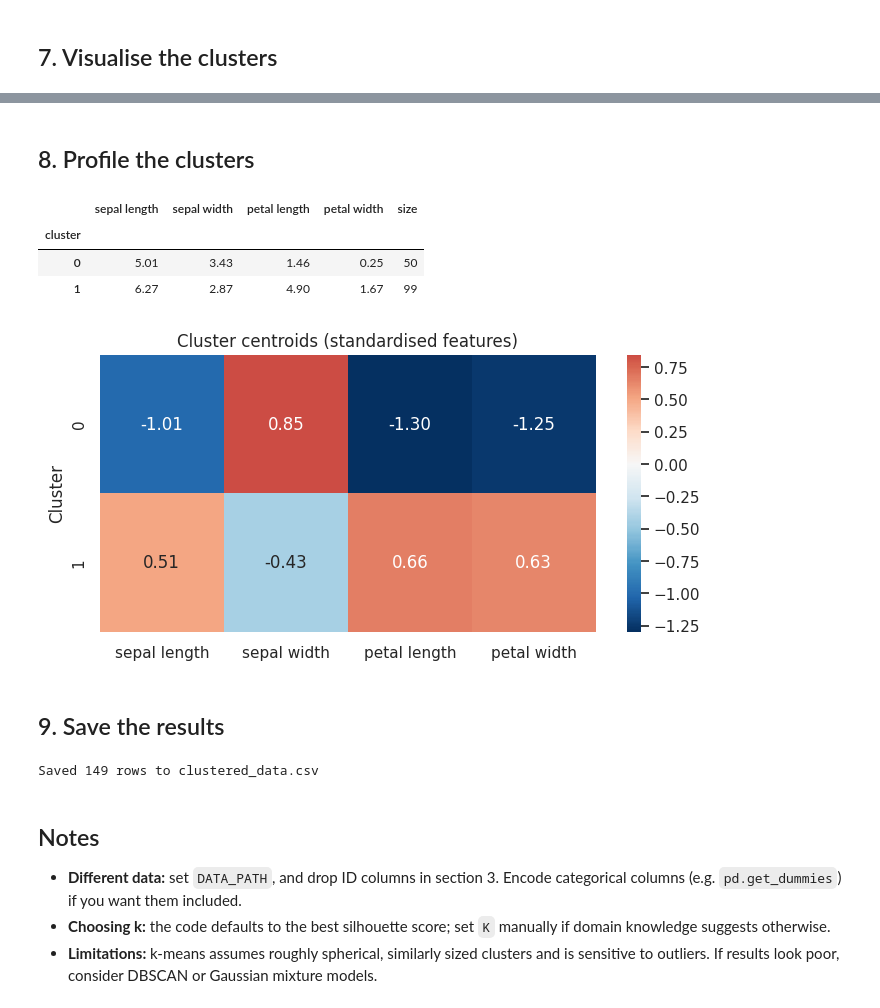
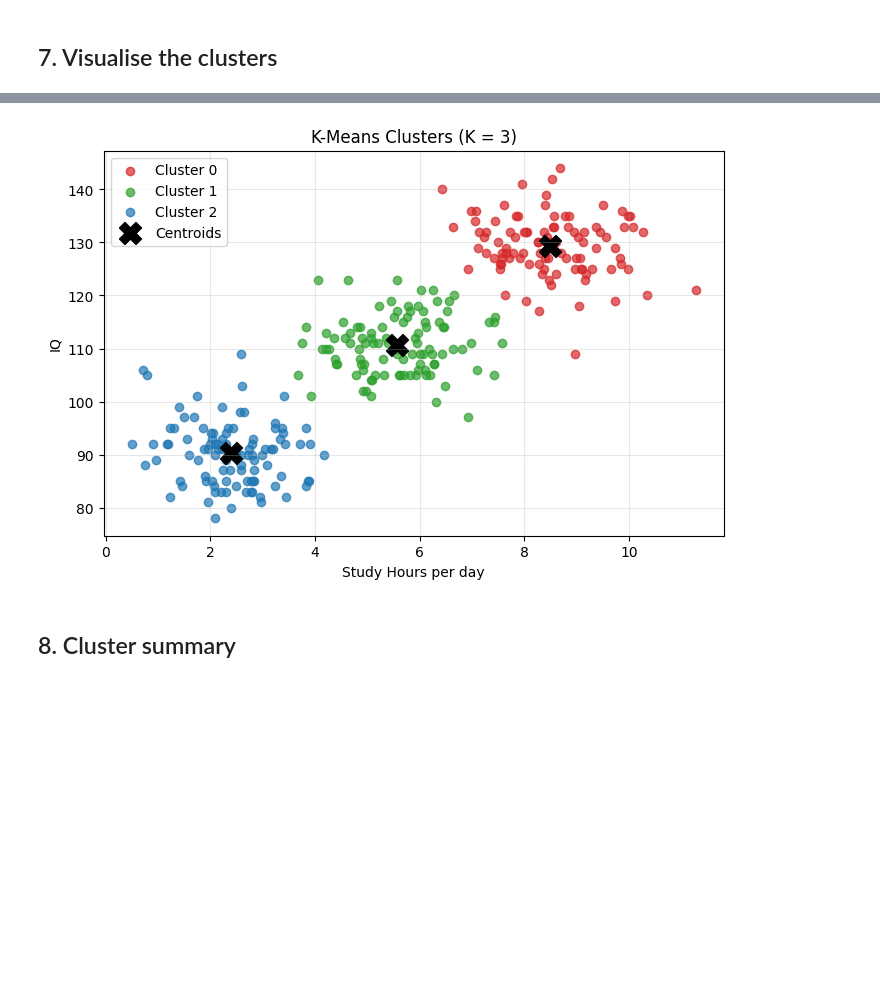
Before and after one commit to Kishanmvs/Machine-Learning-II-Lab-BCI702, a Jupyter notebook: Lab7_KMeans.ipynb, the cells around one changed output, grey strips where cells are left out. Cells and saved outputs as stored; diff of their text form; code cells hidden in the pictures; blank space fills up the shorter version.

```diff
--- a/Lab7_KMeans.ipynb
+++ b/Lab7_KMeans.ipynb
@@ -200,0 +122,8 @@ Name: count, dtype: int64
+# %%
+kmeans = KMeans(n_clusters=3, init="k-means++", n_init=10, random_state=42)
+df["Cluster"] = kmeans.fit_predict(X_scaled)
+
+# Convert centroids back to the original scale for plotting
+scaler = StandardScaler().fit(X)
+centroids = scaler.inverse_transform(kmeans.cluster_centers_)
+df.head()
@@ -218,14 +138,0 @@ plt.legend(title="Cluster"); plt.show()
-# %%
-# Silhouette plot: how well each point fits its cluster
-sil_vals = silhouette_samples(X, labels)
-fig, ax = plt.subplots(figsize=(7, 5))
-y_lower = 10
-for c in range(K):
-    v = np.sort(sil_vals[labels == c])
-    y_upper = y_lower + len(v)
-    ax.fill_betweenx(np.arange(y_lower, y_upper), 0, v, alpha=0.8)
-    ax.text(-0.05, y_lower + 0.5 * len(v), str(c))
-    y_lower = y_upper + 10
-ax.axvline(silhouette_score(X, labels), color="red", linestyle="--", label="Mean")
-ax.set(title="Silhouette plot", xlabel="Silhouette coefficient", ylabel="Cluster")
-ax.set_yticks([]); ax.legend(); plt.show()
@@ -241,35 +139,19 @@ plt.show()
-# %% [markdown]
-## 8. Profile the clusters
-# %%
-# Mean of each feature per cluster (original units)
-profile = result.groupby("cluster").mean().round(2)
-profile["size"] = result["cluster"].value_counts().sort_index()
-profile
-# %% [output]
-|  | sepal length | sepal width | petal length | petal width | size |
-| cluster |  |  |  |  |  |
-| 0 | 5.01 | 3.43 | 1.46 | 0.25 | 50 |
-| 1 | 6.27 | 2.87 | 4.90 | 1.67 | 99 |
-# %%
-# Standardised centroids heatmap: which features define each cluster?
-centroids = pd.DataFrame(kmeans.cluster_centers_, columns=X_df.columns)
-plt.figure(figsize=(1.5 * len(X_df.columns) + 2, 0.8 * K + 2))
-sns.heatmap(centroids, annot=True, cmap="RdBu_r", center=0, fmt=".2f")
-plt.title("Cluster centroids (standardised features)")
-plt.ylabel("Cluster"); plt.show()
-# %% [output]
-[figure, removed]
-# %% [markdown]
-## 9. Save the results
-# %%
-OUTPUT_PATH = "clustered_data.csv"
-result.to_csv(OUTPUT_PATH, index=False)
-print(f"Saved {len(result)} rows to {OUTPUT_PATH}")
-# %% [output]
-Saved 149 rows to clustered_data.csv
-# %% [markdown]
-## Notes
-
-- **Different data:** set `DATA_PATH`, and drop ID columns in section 3. Encode categorical columns (e.g. `pd.get_dummies`) if you want them included.
-- **Choosing k:** the code defaults to the best silhouette score; set `K` manually if domain knowledge suggests otherwise.
-- **Limitations:** k-means assumes roughly spherical, similarly sized clusters and is sensitive to outliers. If results look poor, consider DBSCAN or Gaussian mixture models.
+# %%
+colors = ["tab:red", "tab:green", "tab:blue"]
+
+plt.figure(figsize=(8, 5))
+for c in range(3):
+    pts = df[df["Cluster"] == c]
+    plt.scatter(pts["Study_Hours"], pts["IQ"], color=colors[c], alpha=0.7, label=f"Cluster {c}")
+
+plt.scatter(centroids[:, 0], centroids[:, 1], color="black", marker="X", s=250, label="Centroids")
+plt.title("K-Means Clusters (K = 3)")
+plt.xlabel("Study Hours per day")
+plt.ylabel("IQ")
+plt.legend()
+plt.grid(alpha=0.3)
+plt.show()
+# %% [output]
+[figure, added]
+# %% [markdown]
+## 8. Cluster summary
```
Also changed, not shown: parts of 35 cells of this notebook.
